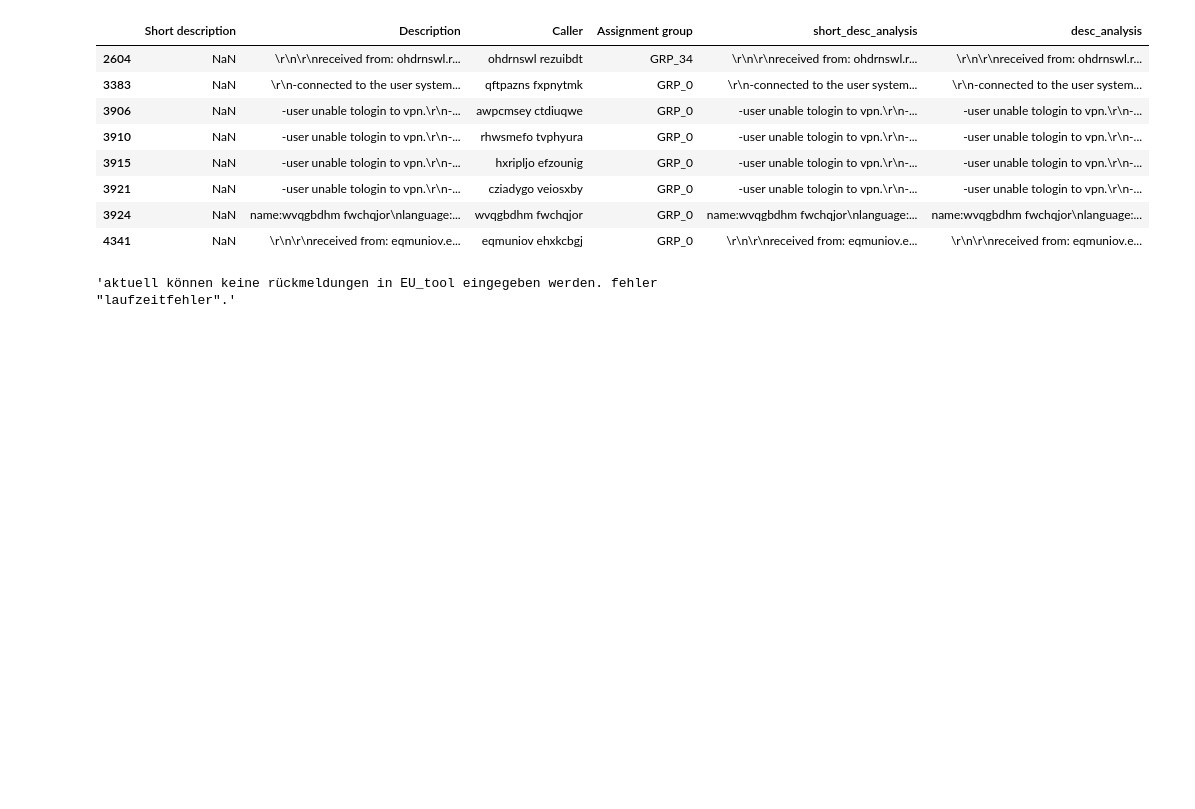
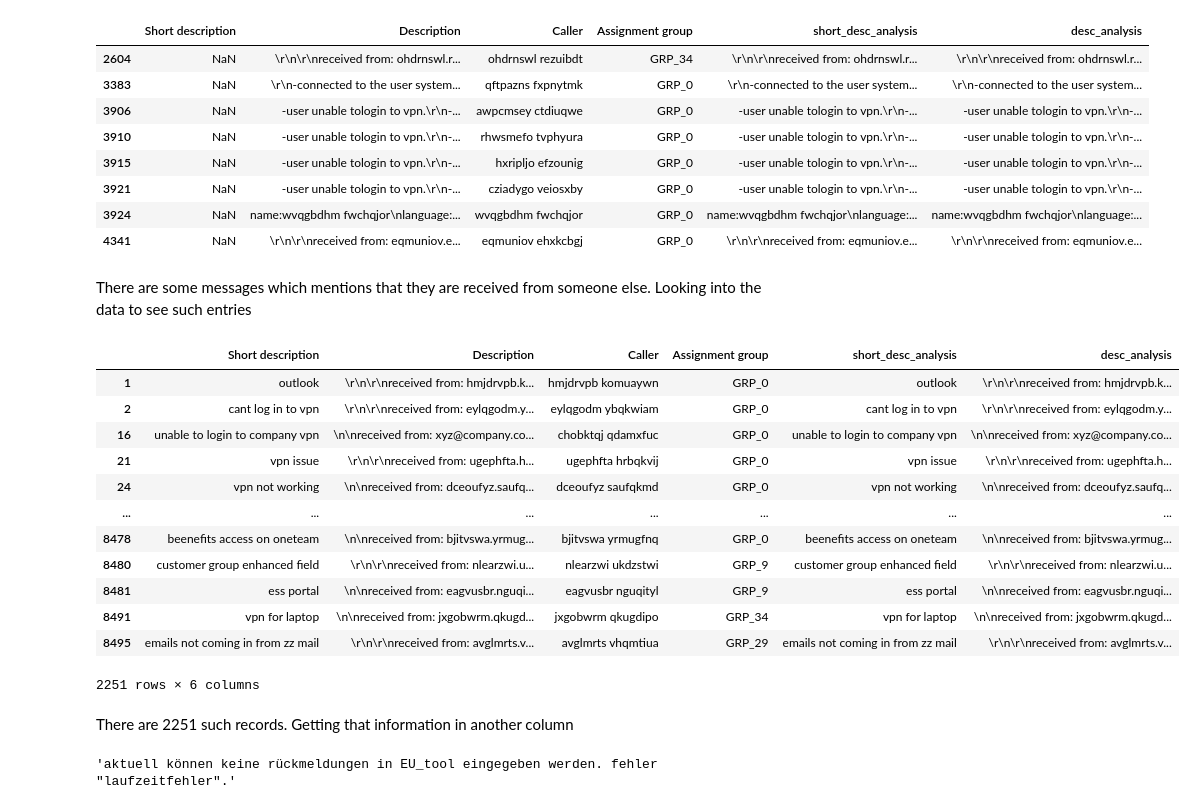
Before and after one commit to prasadpn/Ticket-Assignment, a Jupyter notebook: PP_AutomaticTicketAssignment.ipynb, the cells around one changed output. Saved outputs shown, nothing was run; the diff lists cells and outputs as text; code cells hidden in the pictures; blank space fills up the shorter version.

```diff
--- a/PP_AutomaticTicketAssignment.ipynb
+++ b/PP_AutomaticTicketAssignment.ipynb
@@ -192,6 +230,26 @@ ata_data[ata_data['Short description'].isnull()]
 | 3921 | NaN | -user unable tologin to vpn.\r\n-... | cziadygo veiosxby | GRP_0 | -user unable tologin to vpn.\r\n-... | -user unable tologin to vpn.\r\n-... |
 | 3924 | NaN | name:wvqgbdhm fwchqjor\nlanguage:... | wvqgbdhm fwchqjor | GRP_0 | name:wvqgbdhm fwchqjor\nlanguage:... | name:wvqgbdhm fwchqjor\nlanguage:... |
 | 4341 | NaN | \r\n\r\nreceived from: eqmuniov.e... | eqmuniov ehxkcbgj | GRP_0 | \r\n\r\nreceived from: eqmuniov.e... | \r\n\r\nreceived from: eqmuniov.e... |
+# %% [markdown]
+There are some messages which mentions that they are received from someone else.  Looking into the data to see such entries
+# %%
+ata_data[ata_data['Description'].str.contains('received from:', case=False, na=False)]
+# %% [output]
+|  | Short description | Description | Caller | Assignment group | short_desc_analysis | desc_analysis |
+| 1 | outlook | \r\n\r\nreceived from: hmjdrvpb.k... | hmjdrvpb komuaywn | GRP_0 | outlook | \r\n\r\nreceived from: hmjdrvpb.k... |
+| 2 | cant log in to vpn | \r\n\r\nreceived from: eylqgodm.y... | eylqgodm ybqkwiam | GRP_0 | cant log in to vpn | \r\n\r\nreceived from: eylqgodm.y... |
+| 16 | unable to login to company vpn | \n\nreceived from: xyz@company.co... | chobktqj qdamxfuc | GRP_0 | unable to login to company vpn | \n\nreceived from: xyz@company.co... |
+| 21 | vpn issue | \r\n\r\nreceived from: ugephfta.h... | ugephfta hrbqkvij | GRP_0 | vpn issue | \r\n\r\nreceived from: ugephfta.h... |
+| 24 | vpn not working | \n\nreceived from: dceoufyz.saufq... | dceoufyz saufqkmd | GRP_0 | vpn not working | \n\nreceived from: dceoufyz.saufq... |
+| ... | ... | ... | ... | ... | ... | ... |
+| 8478 | beenefits access on oneteam | \n\nreceived from: bjitvswa.yrmug... | bjitvswa yrmugfnq | GRP_0 | beenefits access on oneteam | \n\nreceived from: bjitvswa.yrmug... |
+| 8480 | customer group enhanced field | \r\n\r\nreceived from: nlearzwi.u... | nlearzwi ukdzstwi | GRP_9 | customer group enhanced field | \r\n\r\nreceived from: nlearzwi.u... |
+| 8481 | ess portal | \n\nreceived from: eagvusbr.nguqi... | eagvusbr nguqityl | GRP_9 | ess portal | \n\nreceived from: eagvusbr.nguqi... |
+| 8491 | vpn for laptop | \n\nreceived from: jxgobwrm.qkugd... | jxgobwrm qkugdipo | GRP_34 | vpn for laptop | \n\nreceived from: jxgobwrm.qkugd... |
+| 8495 | emails not coming in from zz mail | \r\n\r\nreceived from: avglmrts.v... | avglmrts vhqmtiua | GRP_29 | emails not coming in from zz mail | \r\n\r\nreceived from: avglmrts.v... |
+2251 rows × 6 columns
+# %% [markdown]
+There are 2251 such records.  Getting that information in another column
 # %%
 ftfy.fix_text('aktuell kÃ¶nnen keine rÃ¼ckmeldungen in EU_tool eingegeben werden. fehler "laufzeitfehler".')
 # %% [output]
```
Also changed, not shown: parts of 20 cells of this notebook.
